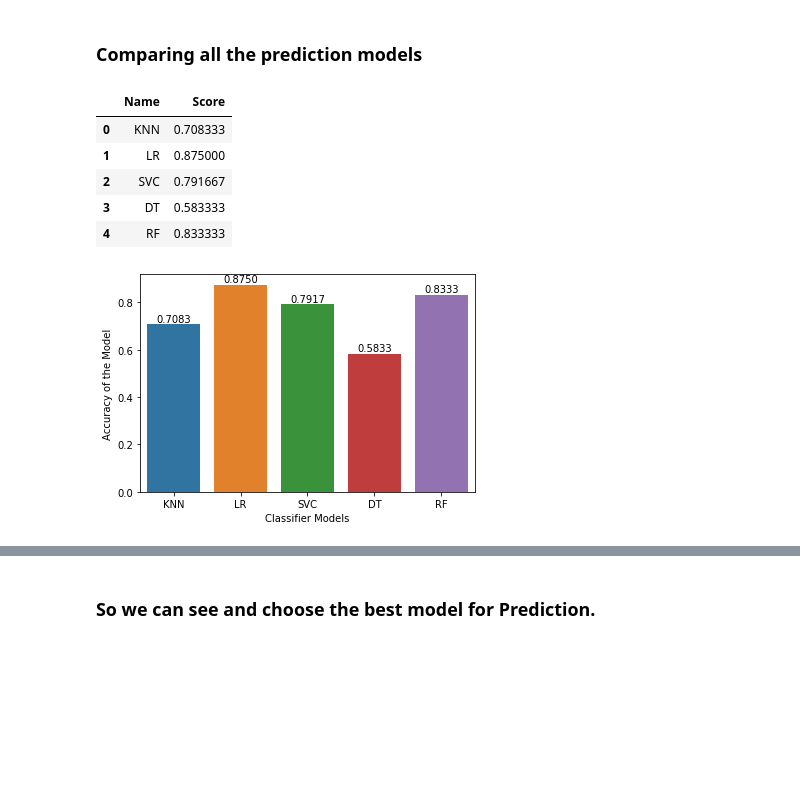
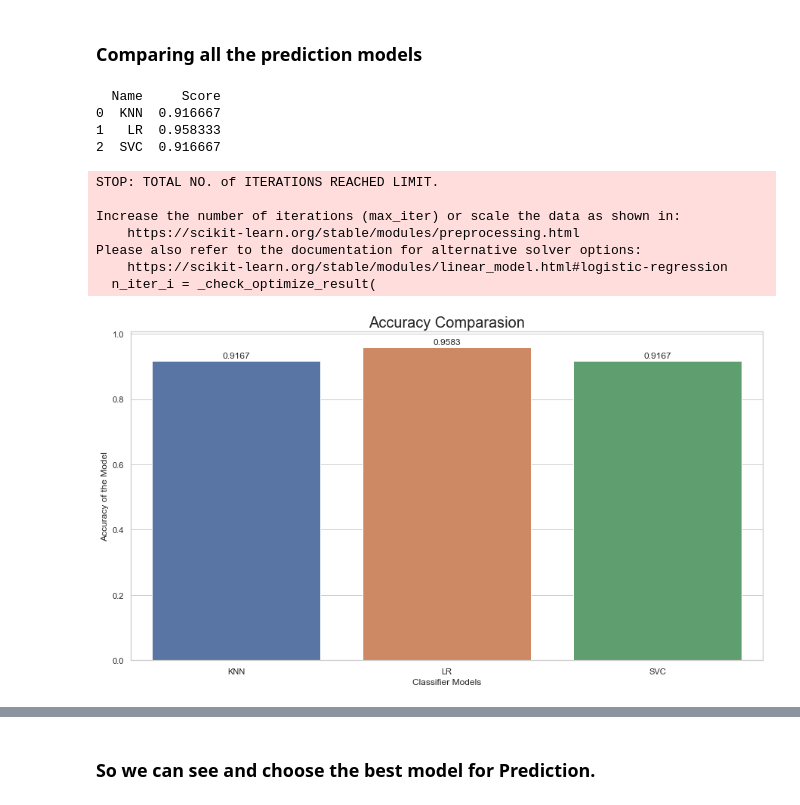
Before and after one commit to Himangshu1086/Flood-Prediction-Unit-Hydrography-and-ML, a Jupyter notebook: Flood_Prediction.ipynb, the cells around one changed output, grey strips where cells are left out. Saved outputs shown, nothing was run; the diff lists cells and outputs as text; code cells hidden in the pictures; blank space fills up the shorter version.

```diff
--- a/Flood_Prediction.ipynb
+++ b/Flood_Prediction.ipynb
@@ -179,0 +185,2 @@ Name: FLOODS, Length: 118, dtype: int64
+# %%
+sns.set(style='whitegrid', color_codes=True)
@@ -708,15 +839,15 @@ models = []
 from sklearn.neighbors import KNeighborsClassifier
 from sklearn.svm import SVC
 from sklearn.linear_model import LogisticRegression
-from sklearn.tree import DecisionTreeClassifier
-from sklearn.naive_bayes import GaussianNB
-from sklearn.ensemble import RandomForestClassifier
-from sklearn.ensemble import GradientBoostingClassifier
+# from sklearn.tree import DecisionTreeClassifier
+# from sklearn.naive_bayes import GaussianNB
+# from sklearn.ensemble import RandomForestClassifier
+# from sklearn.ensemble import GradientBoostingClassifier
 models.append(('KNN', KNeighborsClassifier()))
 models.append(('LR', LogisticRegression()))
 models.append(('SVC', SVC()))
-models.append(('DT', DecisionTreeClassifier()))
-models.append(('RF', RandomForestClassifier()))
+# models.append(('DT', DecisionTreeClassifier()))
+# models.append(('RF', RandomForestClassifier()))
 
 names = []
 scores = []
@@ -726,25 +857,32 @@ for name, model in models:
     scores.append(accuracy_score(y_test, y_pred))
     names.append(name)
 tr_split = pd.DataFrame({'Name': names, 'Score': scores})
-tr_split
+print(tr_split)
 # %% [output]
-|  | Name | Score |
-| 0 | KNN | 0.708333 |
-| 1 | LR | 0.875000 |
-| 2 | SVC | 0.791667 |
-| 3 | DT | 0.583333 |
-| 4 | RF | 0.833333 |
+  Name     Score
+0  KNN  0.916667
+1   LR  0.958333
+2  SVC  0.916667
+STOP: TOTAL NO. of ITERATIONS REACHED LIMIT.
+
+Increase the number of iterations (max_iter) or scale the data as shown in:
+    https://scikit-learn.org/stable/modules/preprocessing.html
+Please also refer to the documentation for alternative solver options:
+    https://scikit-learn.org/stable/modules/linear_model.html#logistic-regression
+  n_iter_i = _check_optimize_result(
 # %%
 import seaborn as sns
+plt.figure(figsize=(15,8))
 axis = sns.barplot(x = 'Name', y = 'Score', data =tr_split )
 axis.set(xlabel='Classifier Models', ylabel='Accuracy of the Model')
+plt.title("Accuracy Comparasion",fontsize="20")
 for p in axis.patches:
     height = p.get_height()
     axis.text(p.get_x() + p.get_width()/2, height + 0.01, '{:1.4f}'.format(height), ha="center")
 
 plt.show()
 # %% [output]
-[figure, old version]
+[figure, new version]
 # %%
 tr_split['Score'].max()
 # %% [output]
```
Also changed, not shown: parts of 60 cells of this notebook, 9 other files.
